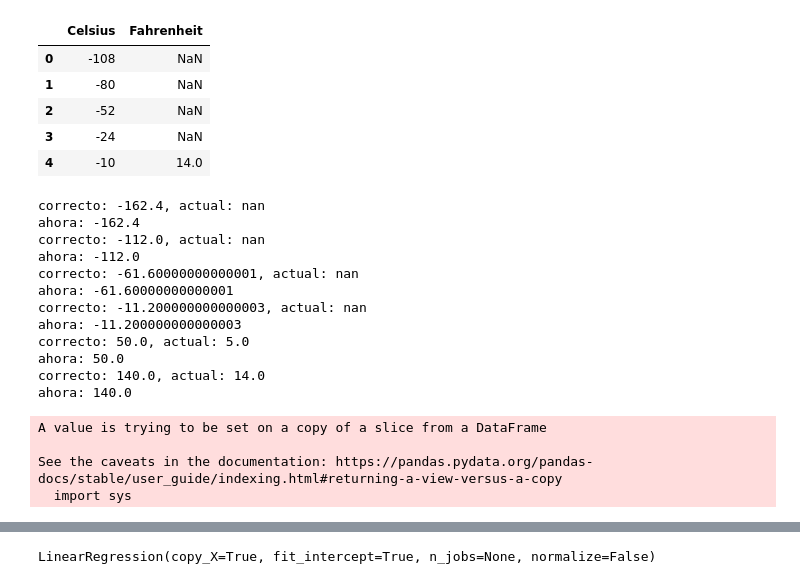
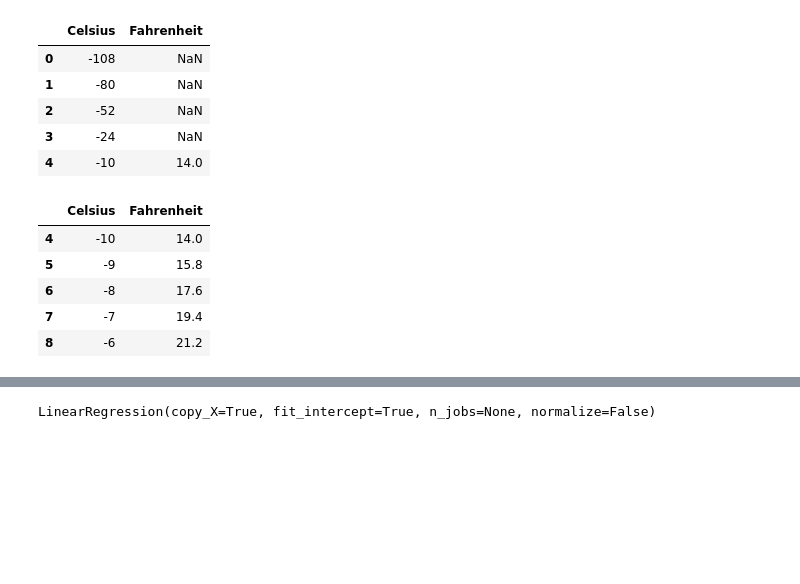
Before and after one commit to marcmacias96/PythonMachineLearning, a Jupyter notebook: CelciustoFahrenheitLinearRegression.ipynb, the cells around one changed output, grey strips where cells are left out. Drawn from its saved outputs; the diff is of its cells as text; code cells hidden in the pictures; blank space fills up the shorter version.

```diff
--- a/CelciustoFahrenheitLinearRegression.ipynb
+++ b/CelciustoFahrenheitLinearRegression.ipynb
@@ -34,32 +18,27 @@ dataset.head()
 | 2 | -52 | NaN |
 | 3 | -24 | NaN |
 | 4 | -10 | 14.0 |
+# %%
+#Dividimos el dataset en las partes que existen y las que no tienen valores para luego usarlas como valores de prueba
+test_data = dataset[0:3]
+train_data = dataset[4::]
+train_data.head()
+# %% [output]
+|  | Celsius | Fahrenheit |
+| 4 | -10 | 14.0 |
+| 5 | -9 | 15.8 |
+| 6 | -8 | 17.6 |
+| 7 | -7 | 19.4 |
+| 8 | -6 | 21.2 |
 # %%
 #verificamos que no existan datos incorrectos y si hay los corregimos
-index = 0
-for test in dataset.Celsius :
+index = 4
+for test in train_data.Celsius :
   correct = test*1.8 + 32
-  if correct != dataset.Fahrenheit.get(index):
-    print(f'correcto: {correct}, actual: {dataset.Fahrenheit.get(index)}')
-    dataset.Fahrenheit[index] = correct
-    print(f'ahora: {dataset.Fahrenheit.get(index)}')
+  if correct != train_data.Fahrenheit.get(index):
+    print(f'correcto: {correct}, actual: {train_data.Fahrenheit.get(index)}')
+    train_data.Fahrenheit[index] = correct
+    print(f'ahora: {train_data.Fahrenheit.get(index)}')
   index+=1
-# %% [output]
-correcto: -162.4, actual: nan
-ahora: -162.4
-correcto: -112.0, actual: nan
-ahora: -112.0
-correcto: -61.60000000000001, actual: nan
-ahora: -61.60000000000001
-correcto: -11.200000000000003, actual: nan
-ahora: -11.200000000000003
-correcto: 50.0, actual: 5.0
-ahora: 50.0
-correcto: 140.0, actual: 14.0
-ahora: 140.0
-A value is trying to be set on a copy of a slice from a DataFrame
-
-See the caveats in the documentation: https://pandas.pydata.org/pandas-docs/stable/user_guide/indexing.html#returning-a-view-versus-a-copy
-  import sys
 # %%
 #Graficamos la data real
```
Also changed, not shown: parts of 9 cells of this notebook.
